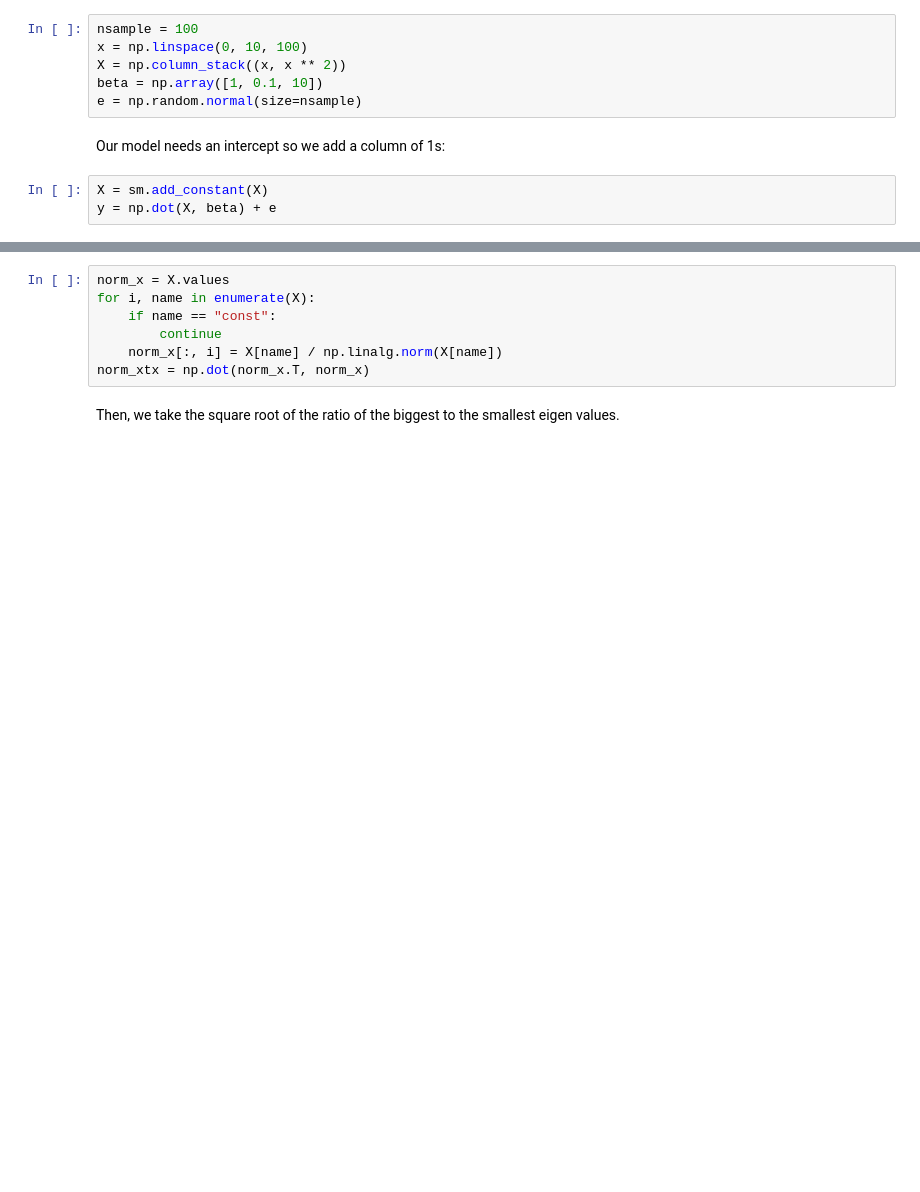
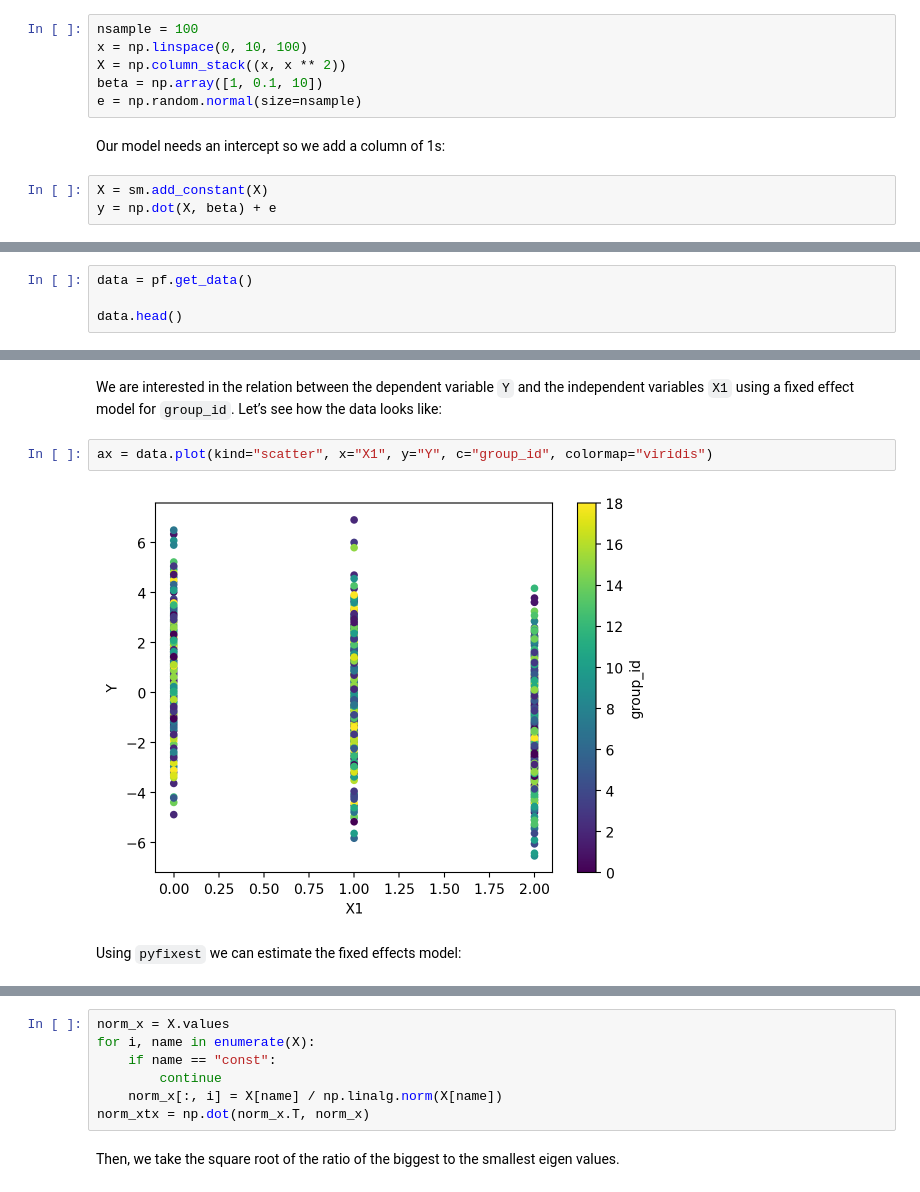
Before and after one commit to pabloestradac/causalml-basics, a Jupyter notebook: notebooks/OLS.ipynb, the cells around one changed output, grey strips where cells are left out. Cells and saved outputs as stored; diff of their text form; blank space fills up the shorter version.

```diff
--- a/notebooks/OLS.ipynb
+++ b/notebooks/OLS.ipynb
@@ -226,0 +102,4 @@ One way to assess multicollinearity is to compute the condition number. Values o
+# %%
+data = pf.get_data()
+
+data.head()
@@ -226,0 +134,8 @@ One way to assess multicollinearity is to compute the condition number. Values o
+# %% [markdown]
+We are interested in the relation between the dependent variable `Y` and the independent variables `X1` using a fixed effect model for `group_id`. Let’s see how the data looks like:
+# %%
+ax = data.plot(kind="scatter", x="X1", y="Y", c="group_id", colormap="viridis")
+# %% [output]
+[figure, added]
+# %% [markdown]
+Using `pyfixest` we can estimate the fixed effects model:
```
Also changed, not shown: parts of 67 cells of this notebook.
